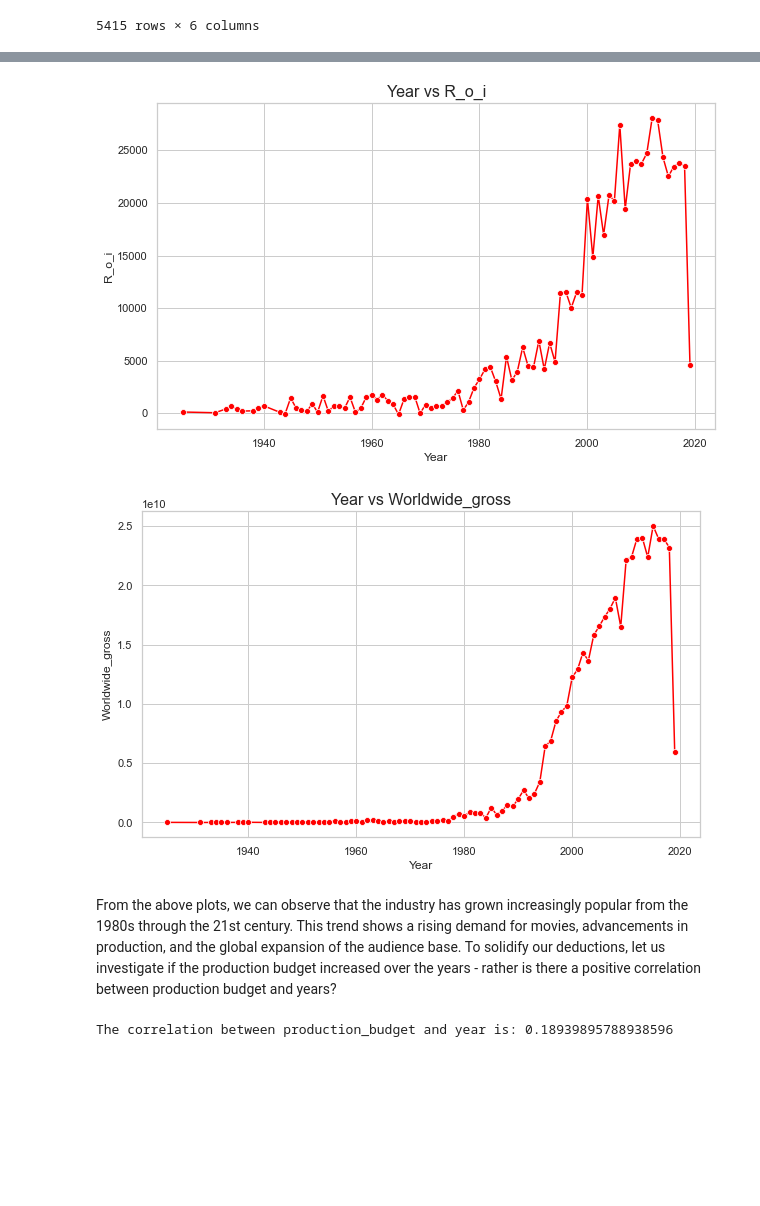
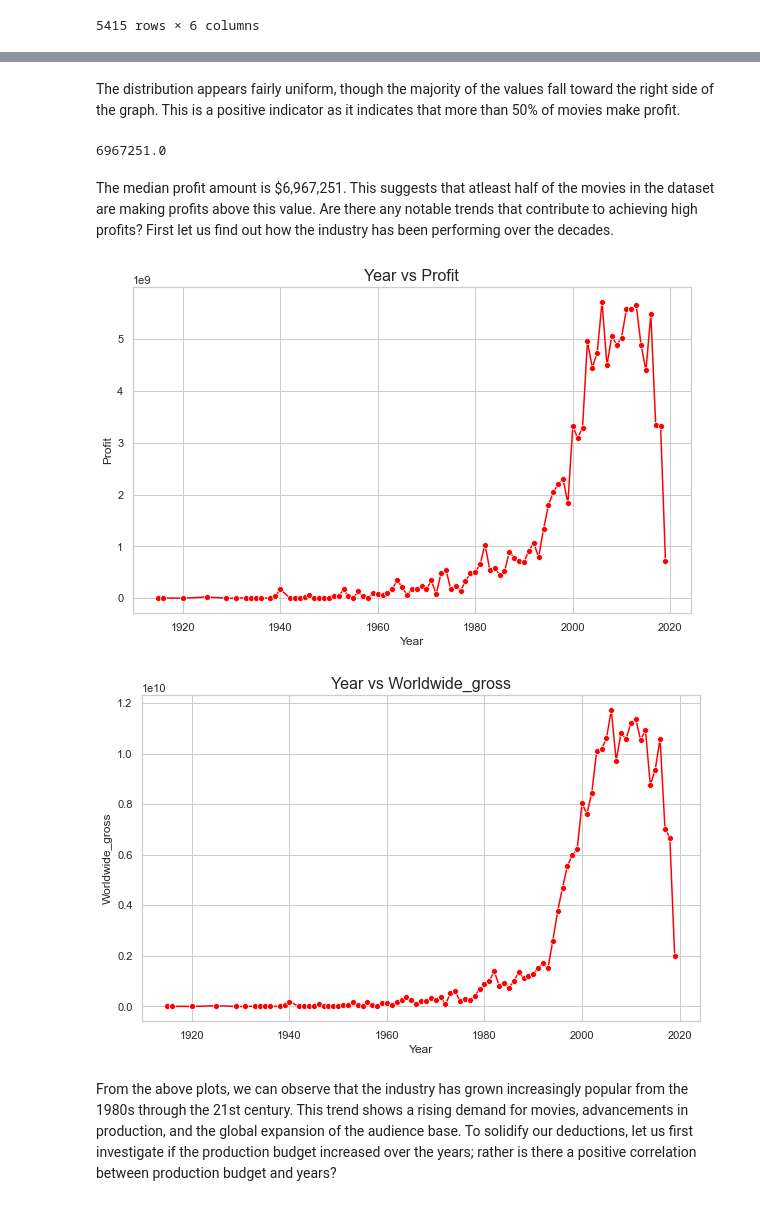
Before and after one commit to Kurgat-Bee/Phase2project, a Jupyter notebook: tnbugets.ipynb, the cells around one changed output, grey strips where cells are left out. Drawn from its saved outputs; the diff is of its cells as text; code cells hidden in the pictures; blank space fills up the shorter version.

```diff
--- a/tnbugets.ipynb
+++ b/tnbugets.ipynb
@@ -224,3 +101,7 @@ The median return on investment (ROI) is 64.5%, which is a positive indicator, s
+# %%
+#dropping the id column because it is also not helpful in this analysis
+
+df = df.drop('id', axis = 1)
 # %%
 #converting month and date into datetime
 
@@ -262,0 +163,14 @@ df
+# %%
+#checking for outliers based on the profit
+
+Q1 = df['profit'].quantile(0.25)
+Q3 = df['profit'].quantile(0.75)
+IQR = Q3 - Q1
+
+#outlier range
+lower_bound = Q1 - 1.5 * IQR
+upper_bound = Q3 + 1.5 * IQR
+
+#outliers
+outliers = df[(df['profit'] < lower_bound) | (df['profit'] > upper_bound)]
+outliers
@@ -262,0 +191,5 @@ df
+# %%
+#dropping outliers because they represent one off situations where a movie did really well or very poorly
+
+df_clean = df[(df['profit'] >= lower_bound) & (df['profit'] <= upper_bound)]
+df_clean
@@ -263,8 +222,18 @@ df
+# %% [markdown]
+The distribution appears fairly uniform, though the majority of the values fall toward the right side of the graph. This is a positive indicator as it indicates that more than 50% of movies make profit.
+# %%
+#using median to check for central tendency rather than mean due to the skew;
+median_value = np.median(df_clean['profit'])
+median_value
+# %% [output]
+6967251.0
+# %% [markdown]
+The median profit amount is $6,967,251. This suggests that atleast half of the movies in the dataset are making profits above this value. Are there any notable trends that contribute to achieving high profits? First let us find out how the industry has been performing over the decades.
 # %%
-#creating a function for line plotting different parameters
+#creating a function for line plotting different columns
 
-def plot_line(col_name):
-    years = df.groupby('year')[col_name].sum().reset_index()
+def plot_line(col_name, data_used):
+    years = data_used.groupby('year')[col_name].sum().reset_index()
 
     #visualising the time series
     sns.set_theme(style="whitegrid")
@@ -276,17 +245,17 @@ def plot_line(col_name):
     plt.grid(True)
     plt.show()
 # %%
-#line plot based on r_o_i
-plot_line('r_o_i')
+#line plot based on profits
+
+plot_line('profit',df_clean)
 # %% [output]
-[figure, old version]
+[figure, new version]
 # %%
-#line plot based on worldwide_gross
+#line plot based on revenue
 
-
-plot_line('worldwide_gross')
+plot_line('worldwide_gross',df_clean)
 # %% [output]
-[figure, old version]
+[figure, new version]
 # %% [markdown]
 From the above plots, we can observe that the industry has grown increasingly popular from the 1980s through the 21st century.
-This trend shows a rising demand for movies, advancements in production, and the global expansion of the audience base. To solidify our deductions, let us investigate if the production budget increased over the years - rather is there a positive correlation between production budget and years?
+This trend shows a rising demand for movies, advancements in production, and the global expansion of the audience base. To solidify our deductions, let us first investigate if the production budget increased over the years; rather is there a positive correlation between production budget and years?
@@ -299,6 +261,0 @@ def corre(x,y):
-# %%
-#correlation between production budget and year
-
-corre('production_budget', 'year')
-# %% [output]
-The correlation between production_budget and year is: 0.18939895788938596
```
Also changed, not shown: parts of 43 cells of this notebook.
